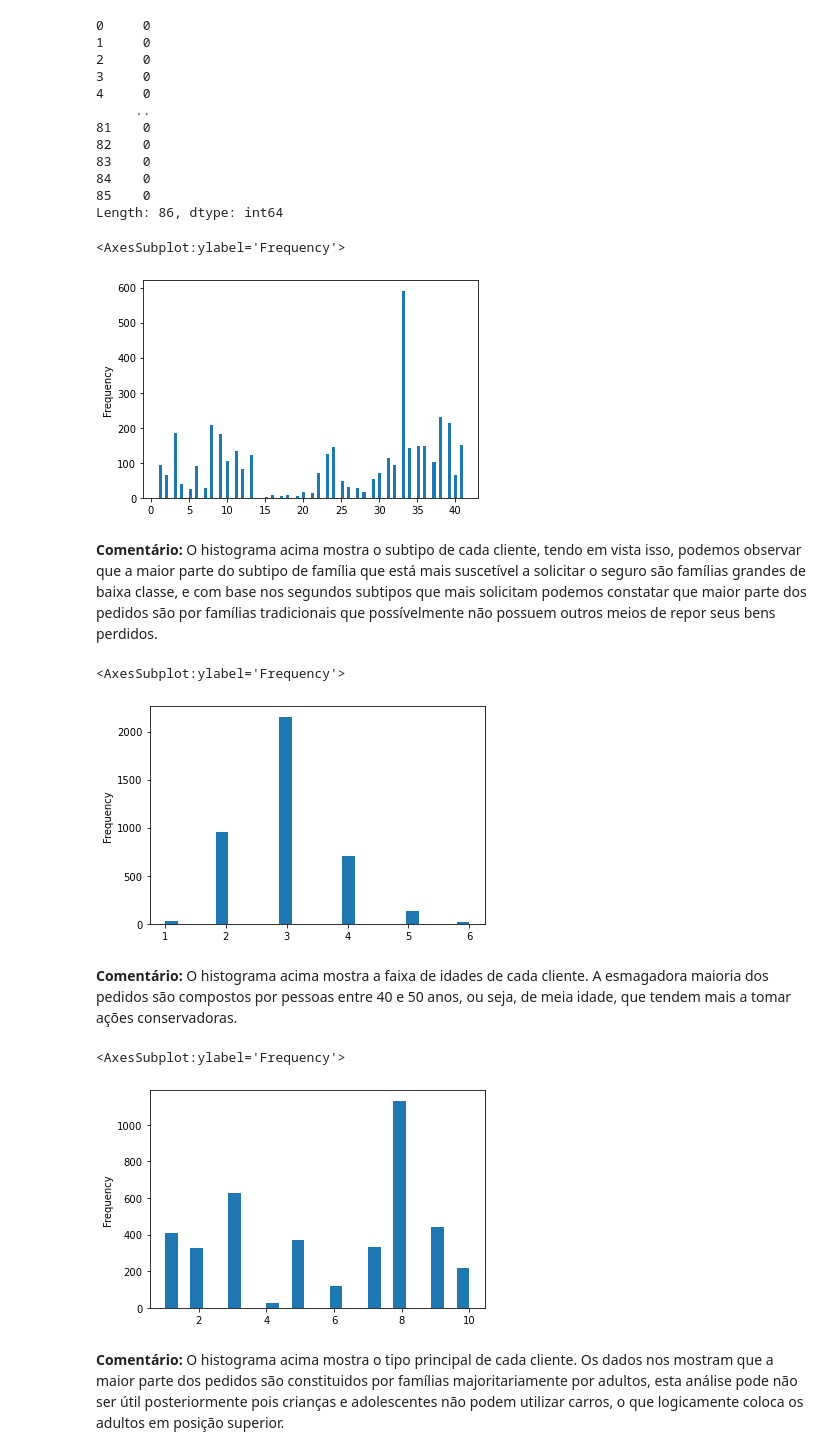
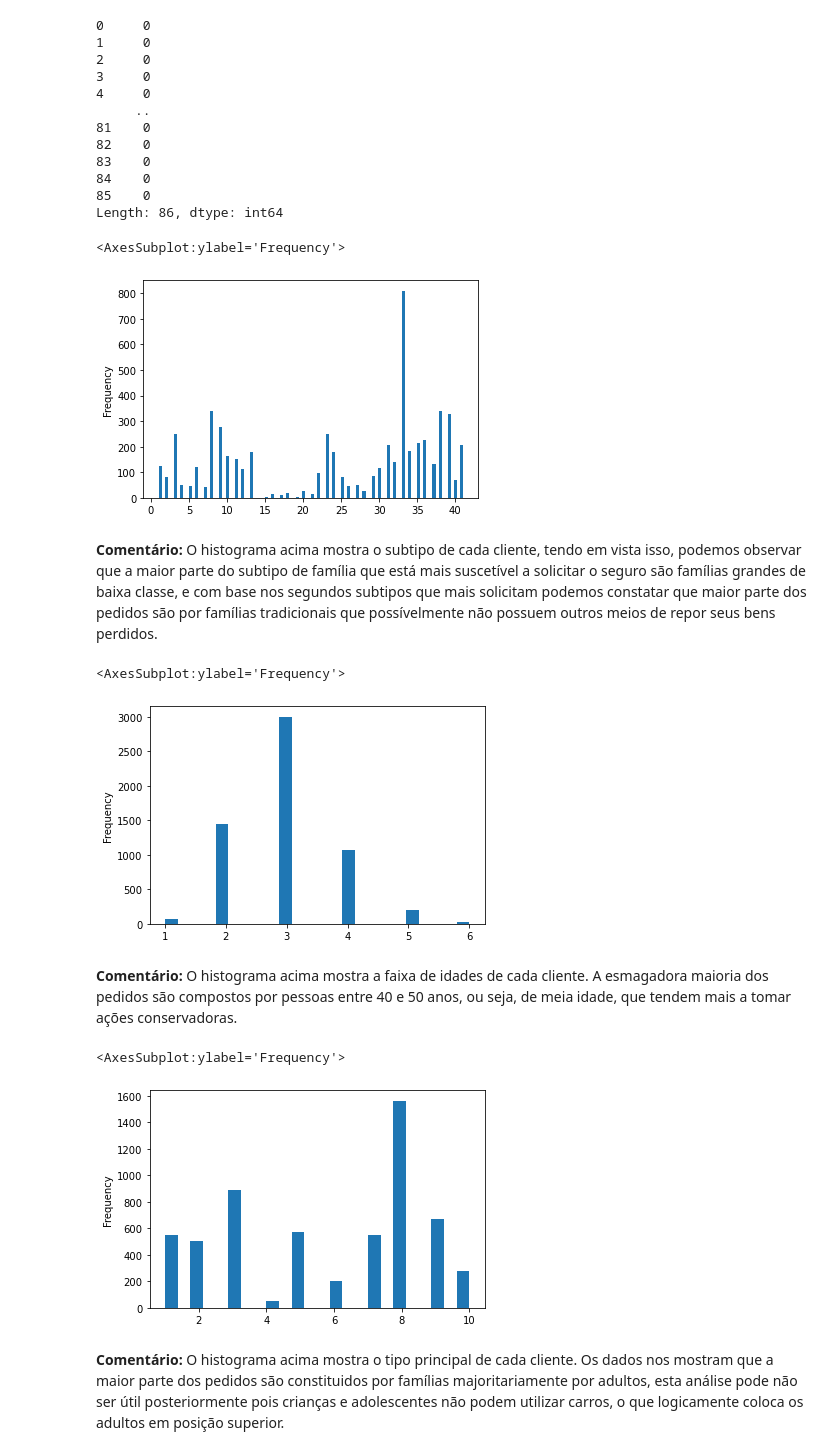
Before and after one commit to Barbomat/AD-Avaliacao-C3-Neumann-Software, a Jupyter notebook: Avalicação C3 - Neumann Software.ipynb, the cells around one changed output. Cells and saved outputs as stored; diff of their text form; code cells hidden in the pictures.

```diff
--- a/Avalicação C3 - Neumann Software.ipynb
+++ b/Avalicação C3 - Neumann Software.ipynb
@@ -52,7 +54,7 @@ from sklearn import metrics
 # %%
 # Importando dataset de dados de treino:
-dataTreino = pd.read_csv("./Datasets/ticdata2000.txt", sep="	", header=None)
-dataTreino.head()
+dadosTreino = pd.read_csv("./Datasets/ticdata2000.txt", sep="	", header=None)
+dadosTreino.head()
 # %% [output]
 |  | 0 | 1 | 2 | 3 | 4 | 5 | 6 | 7 | 8 | 9 | ... | ... |
 | 0 | 33 | 1 | 3 | 2 | 8 | 0 | 5 | 1 | 3 | 7 | ... | ... |
@@ -130,23 +132,23 @@ dataTreino.isna().sum()
 85    0
 Length: 86, dtype: int64
 # %%
-dataValidacao[0].plot.hist(bins=100)
+dadosTreino[0].plot.hist(bins=100)
 # %% [output]
 <AxesSubplot:ylabel='Frequency'>
-[figure, old version]
+[figure, new version]
 # %% [markdown]
 **Comentário:** O histograma acima mostra o subtipo de cada cliente, tendo em vista isso, podemos observar que a maior parte do subtipo de família que está mais suscetível a solicitar o seguro são famílias grandes de baixa classe, e com base nos segundos subtipos que mais solicitam podemos constatar que maior parte dos pedidos são por famílias tradicionais que possívelmente não possuem outros meios de repor seus bens perdidos.
 # %%
-dataValidacao[3].plot.hist(bins=24)
+dadosTreino[3].plot.hist(bins=24)
 # %% [output]
 <AxesSubplot:ylabel='Frequency'>
-[figure, old version]
+[figure, new version]
 # %% [markdown]
 **Comentário:** O histograma acima mostra a faixa de idades de cada cliente. A esmagadora maioria dos pedidos são compostos por pessoas entre 40 e 50 anos, ou seja, de meia idade, que tendem mais a tomar ações conservadoras.
 # %%
-dataValidacao[4].plot.hist(bins=24)
+dadosTreino[4].plot.hist(bins=24)
 # %% [output]
 <AxesSubplot:ylabel='Frequency'>
-[figure, old version]
+[figure, new version]
 # %% [markdown]
 **Comentário:** O histograma acima mostra o tipo principal de cada cliente. Os dados nos mostram que a maior parte dos pedidos são constituidos por famílias majoritariamente por adultos, esta análise pode não ser útil posteriormente pois crianças e adolescentes não podem utilizar carros, o que logicamente coloca os adultos em posição superior.
```
Also changed, not shown: parts of 25 cells of this notebook.
